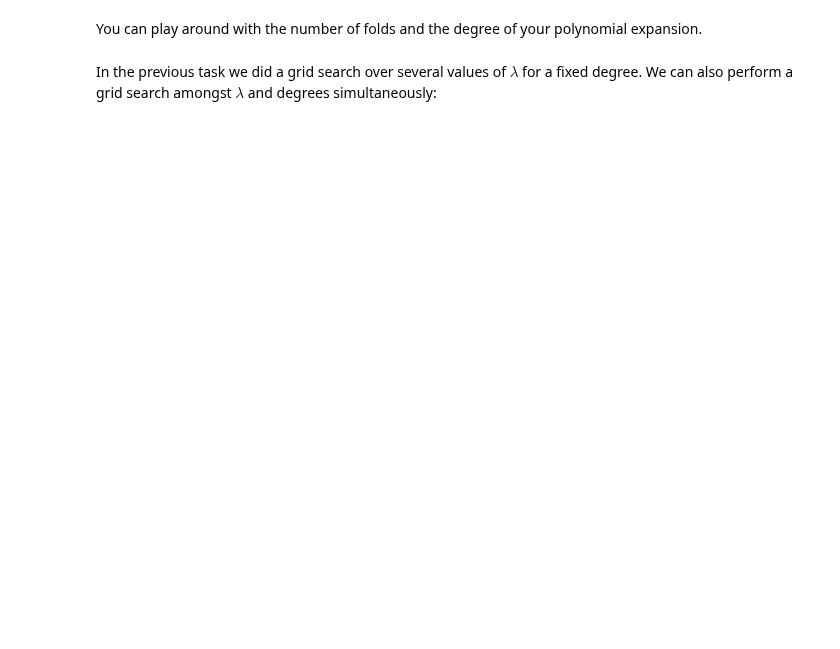
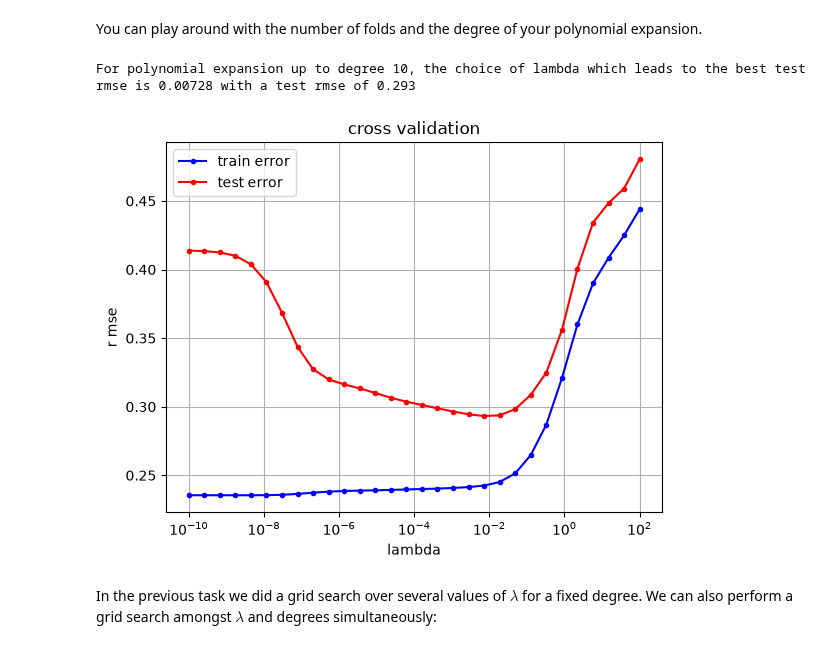
Before and after one commit to namtran227/ML_course, a Jupyter notebook: labs/ex04/template/ex04.ipynb, the cells around one changed output. Saved outputs shown, nothing was run; the diff lists cells and outputs as text; code cells hidden in the pictures; blank space fills up the shorter version.

```diff
--- a/labs/ex04/template/ex04.ipynb
+++ b/labs/ex04/template/ex04.ipynb
@@ -139,7 +175,10 @@ Your output should look like this for seed = 12, degree = 7 and k_fold = 4:
 # %% [markdown]
 You can play around with the number of folds and the degree of your polynomial expansion.
 # %%
-best_lambda, best_rmse = cross_validation_demo(10, 4, np.logspace(-10, -2, 30))
+best_lambda, best_rmse = cross_validation_demo(10, 4, np.logspace(-10, 2, 30))
+# %% [output]
+For polynomial expansion up to degree 10, the choice of lambda which leads to the best test rmse is 0.00728 with a test rmse of 0.293
+[figure, added]
 # %% [markdown]
 In the previous task we did a grid search over several values of $\lambda$ for a fixed degree. We can also perform a grid search amongst $\lambda$ and degrees simultaneously:
 # %%
```
Also changed, not shown: parts of 9 cells of this notebook, 4 other files.
